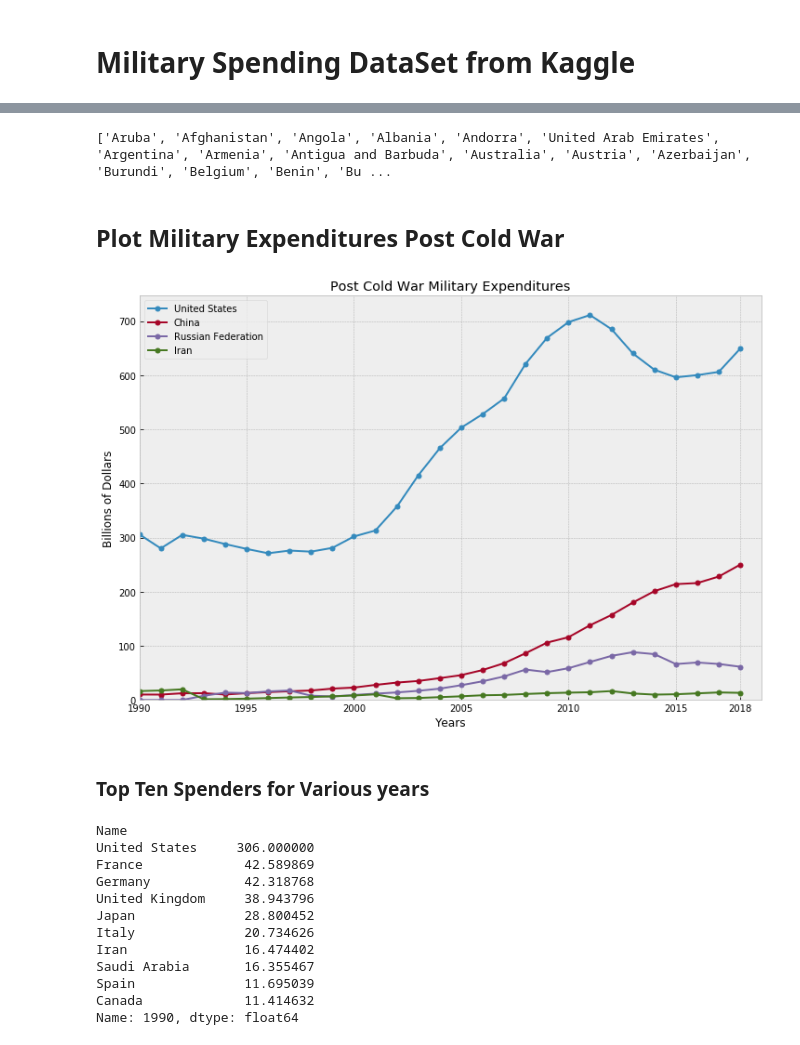
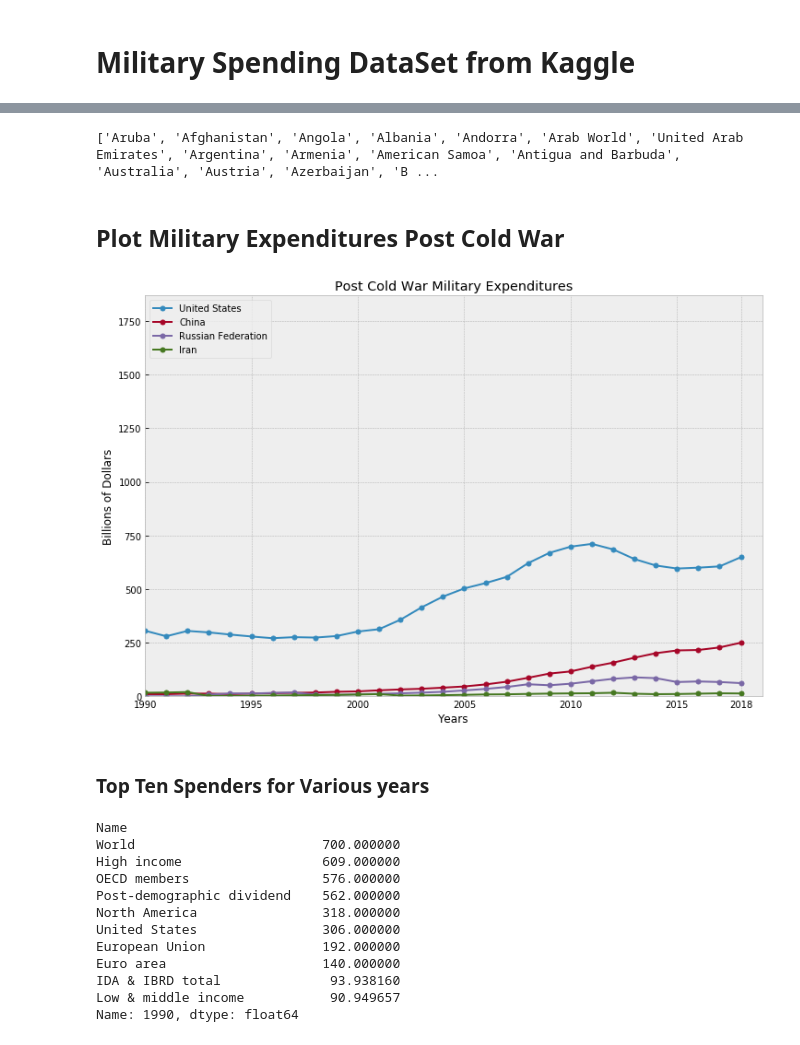
Before and after one commit to geomercer/sanders, a Jupyter notebook: militiary_expendures.ipynb, the cells around one changed output, grey strips where cells are left out. Cells and saved outputs as stored; diff of their text form; code cells hidden in the pictures.

Commit message:
Cleaned up Post Processing

```diff
--- a/militiary_expendures.ipynb
+++ b/militiary_expendures.ipynb
@@ -12,7 +12,7 @@ style.use('bmh')
 ONE_BILLION = 1e09
 # %%
 kaggle_file = './data/Military_Expenditure.csv'
-df = pd.read_csv(kaggle_file)
+df = pd.read_csv(kaggle_file, index_col='Name')
 # %%
 df.head()
 # %% [output]
@@ -25,0 +27,3 @@ df.head()
+# %%
+mi_exp = df.drop(['Code','Type', 'Indicator Name'], axis=1)
+mi_exp.head()
@@ -85,0 +63,4 @@ df_countries.head()
+# %%
+mi_exp2 = (mi_exp.fillna(0) / ONE_BILLION).T
+mi_exp2.index = mi_exp2.index.astype(int)
+mi_exp2.head()
@@ -86,54 +75,54 @@ df_countries.head()
 # %%
-print(list(df_countries.columns))
+print(list(mi_exp2.columns))
 # %% [output]
-['Aruba', 'Afghanistan', 'Angola', 'Albania', 'Andorra', 'United Arab Emirates', 'Argentina', 'Armenia', 'Antigua and Barbuda', 'Australia', 'Austria', 'Azerbaijan', 'Burundi', 'Belgium', 'Benin', 'Bu ...
+['Aruba', 'Afghanistan', 'Angola', 'Albania', 'Andorra', 'Arab World', 'United Arab Emirates', 'Argentina', 'Armenia', 'American Samoa', 'Antigua and Barbuda', 'Australia', 'Austria', 'Azerbaijan', 'B ...
 # %% [markdown]
 ## Plot Military Expenditures Post Cold War
 # %%
 fig, ax = plt.subplots(figsize=(12,8))
 end_cold_war = 1990
-years = df_countries.index >= end_cold_war
-expenditures = df_countries[years]
-years = df_countries.index[years]
+years = mi_exp2.index >= end_cold_war
+expenditures = mi_exp2[years]
+years = mi_exp2.index[years]
 
 countries = ['United States', 'China', 'Russian Federation', 'Iran']
 for country  in countries:
-    plt.plot(years, df_post_cold_war[country], marker='o',markersize=5, label=country)
+    plt.plot(years, expenditures[country], marker='o',markersize=5, label=country)
 
 # Let's make sure the last year is labeled on the xaxis
 # We can use this to get rid of the legend and label the lines directly
 last_year = years[-1]
 xticks = ax.get_xticks()
 xticks = np.append(xticks[:-1],last_year)
 ax.set_xticks(xticks)
 ax.set_xlim(end_cold_war, last_year+1)
 
-max_expenditures = max(df_countries.max(axis=1))
+max_expenditures = max(mi_exp2.max(axis=1))
 ax.set_ylim(0, 1.05 * max_expenditures)
 
 ax.set_title('Post Cold War Military Expenditures')
 ax.set_xlabel('Years')
 ax.set_ylabel('Billions of Dollars');
 ax.legend(loc='upper left');
 # %% [output]
-[figure, old version]
+[figure, new version]
 # %% [markdown]
 ### Top Ten Spenders for Various years
 # %%
 year=1990
-df_countries.T.sort_values(by=year, ascending=False)[year].head(10)
+mi_exp2.T.sort_values(by=year, ascending=False)[year].head(10)
 # %% [output]
 Name
-United States     306.000000
-France             42.589869
-Germany            42.318768
-United Kingdom     38.943796
-Japan              28.800452
-Italy              20.734626
-Iran               16.474402
-Saudi Arabia       16.355467
-Spain              11.695039
-Canada             11.414632
+World                        700.000000
+High income                  609.000000
+OECD members                 576.000000
+Post-demographic dividend    562.000000
+North America                318.000000
+United States                306.000000
+European Union               192.000000
+Euro area                    140.000000
+IDA & IBRD total              93.938160
+Low & middle income           90.949657
 Name: 1990, dtype: float64
 # %%
 year=2018
```
Also changed, not shown: parts of 12 cells of this notebook.
